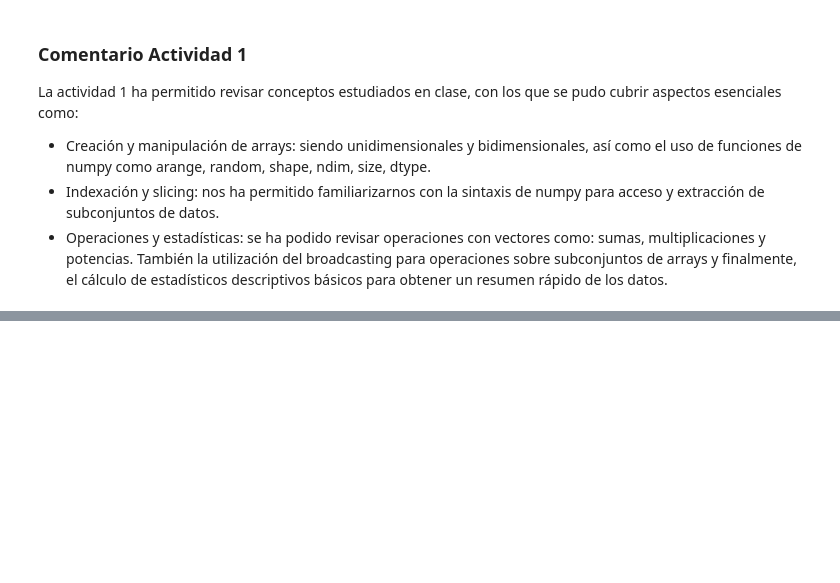
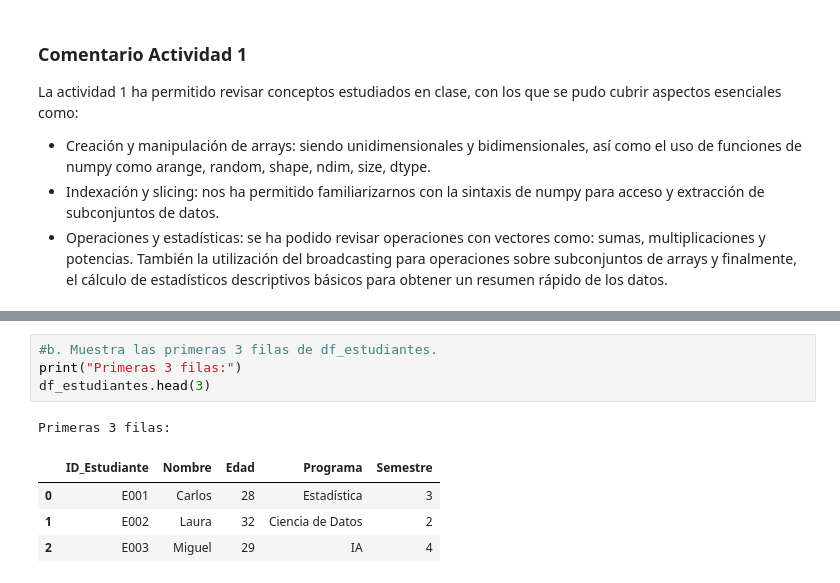
Before and after one commit to dennysrojas/programacion_estadistica, a Jupyter notebook: taller_practico.ipynb, the cells around one changed output, grey strips where cells are left out. Cells and saved outputs as stored; diff of their text form; blank space fills up the shorter version.

```diff
--- a/taller_practico.ipynb
+++ b/taller_practico.ipynb
@@ -233,0 +294,10 @@ La actividad 1 ha permitido revisar conceptos estudiados en clase, con los que s
+# %%
+#b. Muestra las primeras 3 filas de df_estudiantes.
+print("Primeras 3 filas:")
+df_estudiantes.head(3)
+# %% [output]
+Primeras 3 filas:
+|  | ID_Estudiante | Nombre | Edad | Programa | Semestre |
+| 0 | E001 | Carlos | 28 | Estadística | 3 |
+| 1 | E002 | Laura | 32 | Ciencia de Datos | 2 |
+| 2 | E003 | Miguel | 29 | IA | 4 |
```
Also changed, not shown: parts of 24 cells of this notebook.
